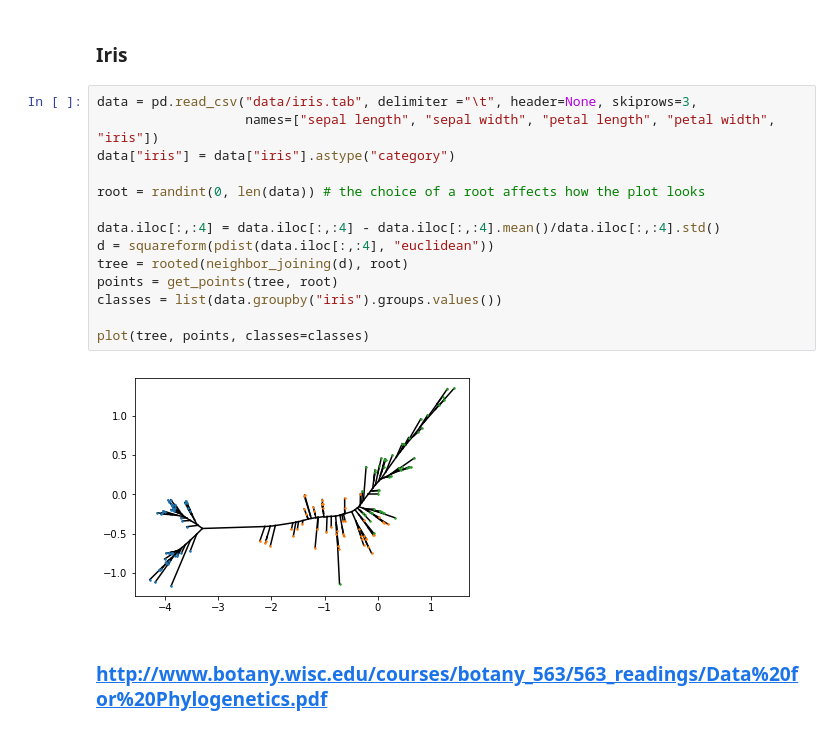
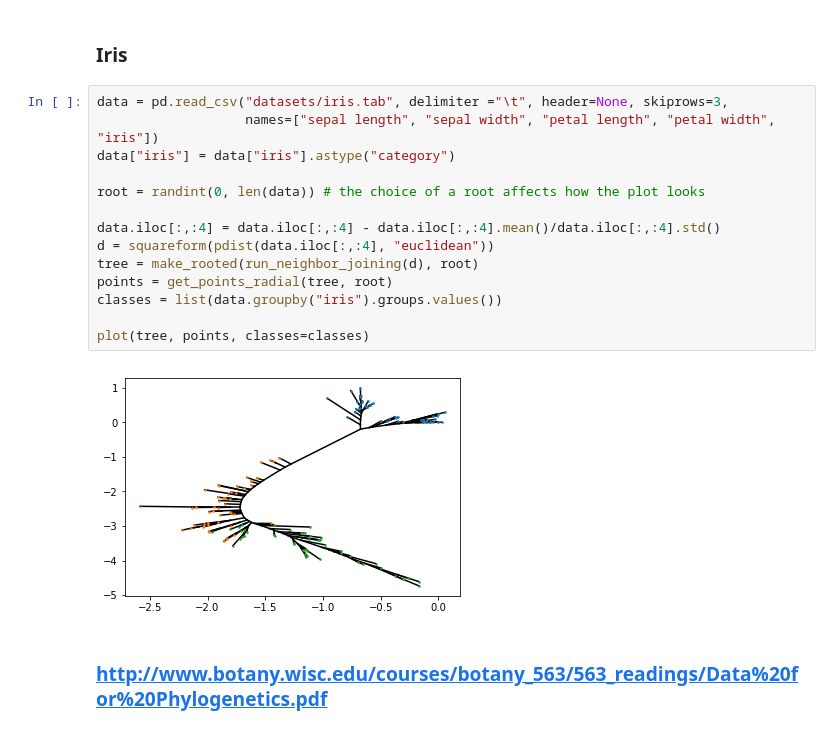
Before and after one commit to jurijsteblaj/orange-neighbor-joining, a Jupyter notebook: Examples.ipynb, the cells around one changed output. Drawn from its saved outputs; the diff is of its cells as text.

```diff
--- a/Examples.ipynb
+++ b/Examples.ipynb
@@ -72,21 +120,21 @@ plot(tree, points)
 # %% [markdown]
 ### Iris
 # %%
-data = pd.read_csv("data/iris.tab", delimiter ="\t", header=None, skiprows=3,
+data = pd.read_csv("datasets/iris.tab", delimiter ="\t", header=None, skiprows=3,
                    names=["sepal length", "sepal width", "petal length", "petal width", "iris"])
 data["iris"] = data["iris"].astype("category")
 
 root = randint(0, len(data)) # the choice of a root affects how the plot looks
 
 data.iloc[:,:4] = data.iloc[:,:4] - data.iloc[:,:4].mean()/data.iloc[:,:4].std()
 d = squareform(pdist(data.iloc[:,:4], "euclidean"))
-tree = rooted(neighbor_joining(d), root)
-points = get_points(tree, root)
+tree = make_rooted(run_neighbor_joining(d), root)
+points = get_points_radial(tree, root)
 classes = list(data.groupby("iris").groups.values())
 
 plot(tree, points, classes=classes)
 # %% [output]
-[figure, old version]
+[figure, new version]
 # %% [markdown]
 ### http://www.botany.wisc.edu/courses/botany_563/563_readings/Data%20for%20Phylogenetics.pdf
 # %%
```
Also changed, not shown: parts of 7 cells of this notebook, 4 other files.
